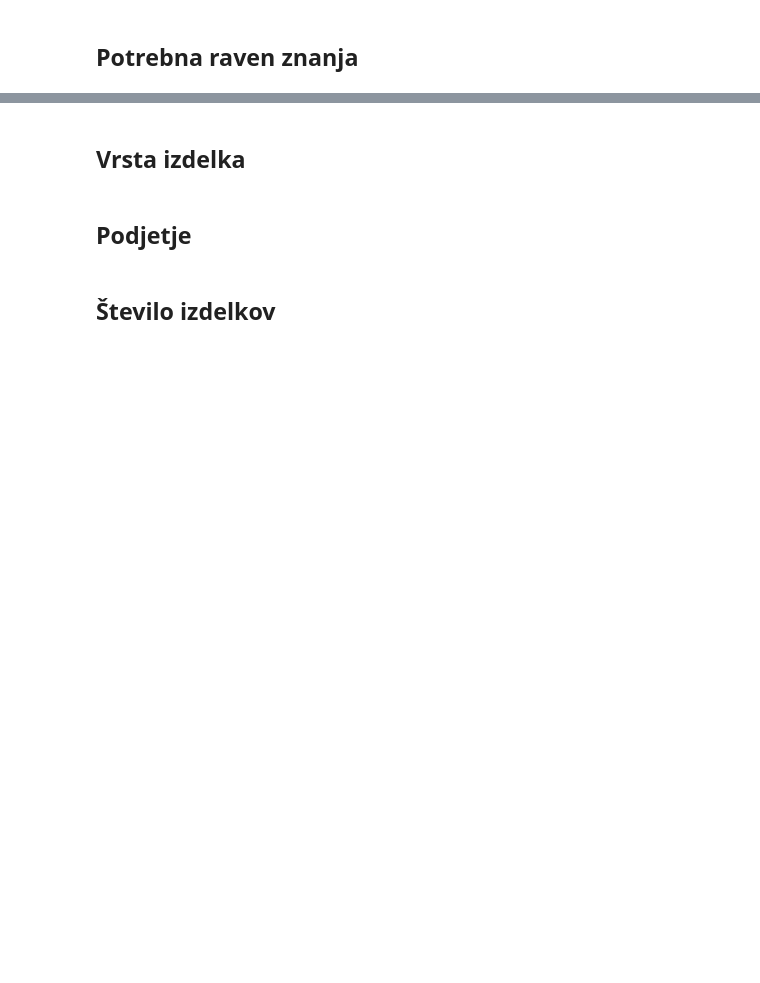
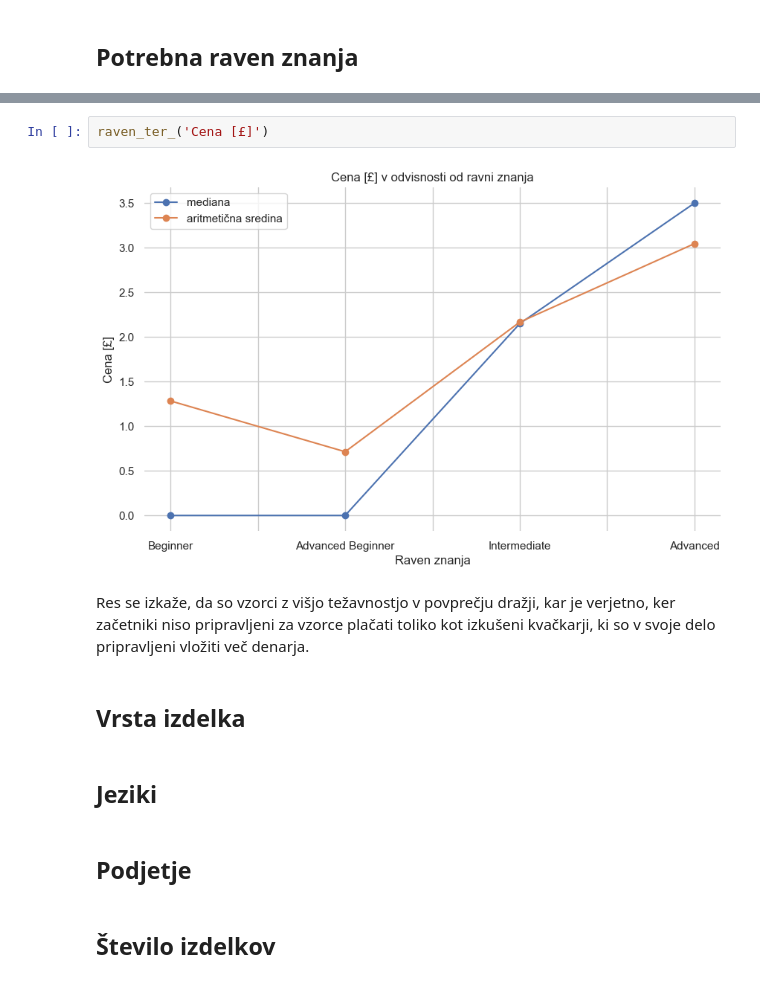
Before and after one commit to kanisaja/uvp-projektna-naloga, a Jupyter notebook: podrobna_analiza/analiza.ipynb, the cells around one changed output, grey strips where cells are left out. Drawn from its saved outputs; the diff is of its cells as text; blank space fills up the shorter version.

```diff
--- a/podrobna_analiza/analiza.ipynb
+++ b/podrobna_analiza/analiza.ipynb
@@ -170,5 +191,13 @@ Največ napisanih vzorcev s strani enega avtorja: 52. To predstavlja 1.73% vseh
+# %%
+raven_ter_('Cena [£]')
+# %% [output]
+[figure, added]
+# %% [markdown]
+Res se izkaže, da so vzorci z višjo težavnostjo v povprečju dražji, kar je verjetno, ker začetniki niso pripravljeni za vzorce plačati toliko kot izkušeni kvačkarji, ki so v svoje delo pripravljeni vložiti več denarja.
 # %% [markdown]
 ## Vrsta izdelka
+# %% [markdown]
+## Jeziki
 # %% [markdown]
 ## Podjetje
 # %% [markdown]
```
Also changed, not shown: parts of 9 cells of this notebook, 2 other files.
